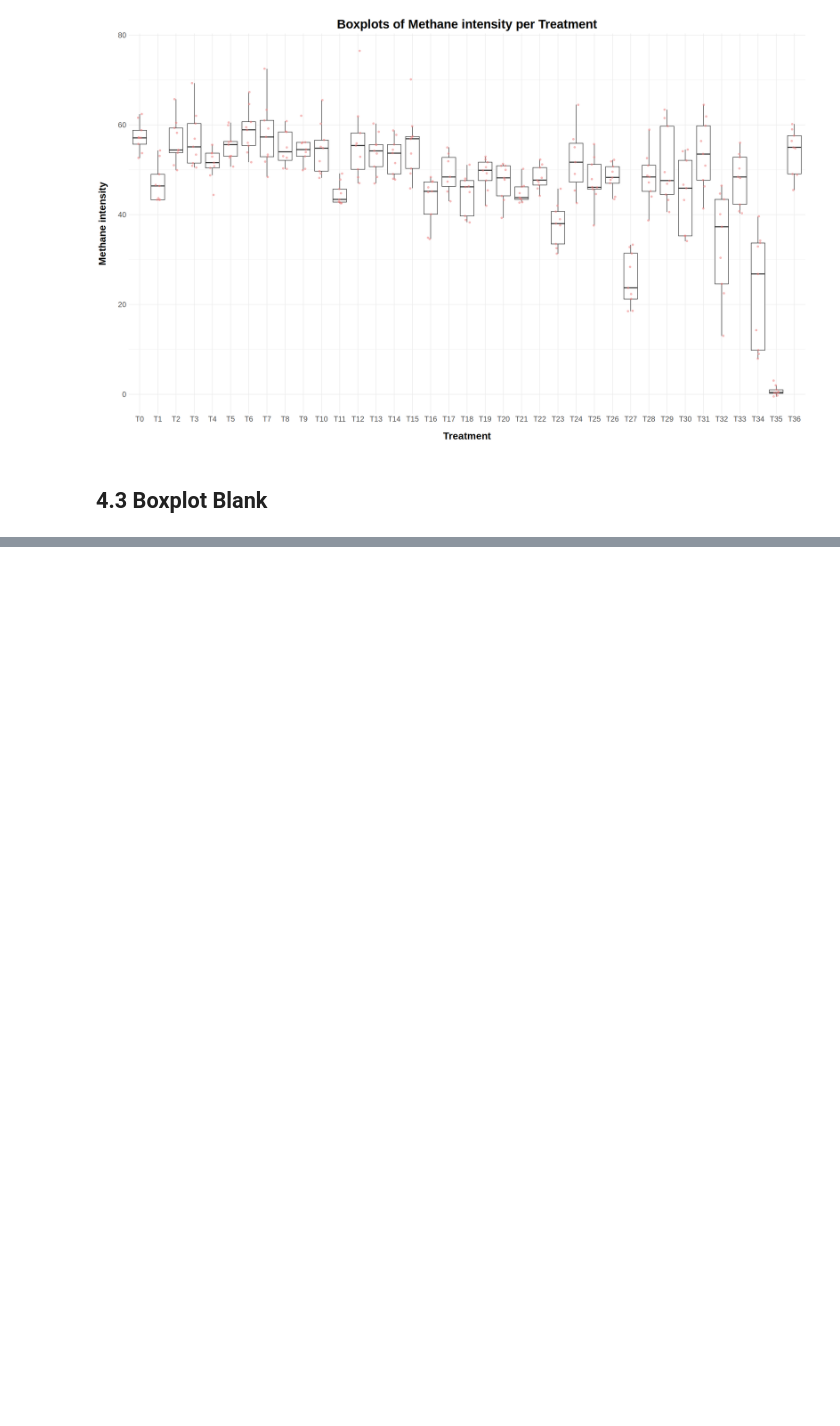
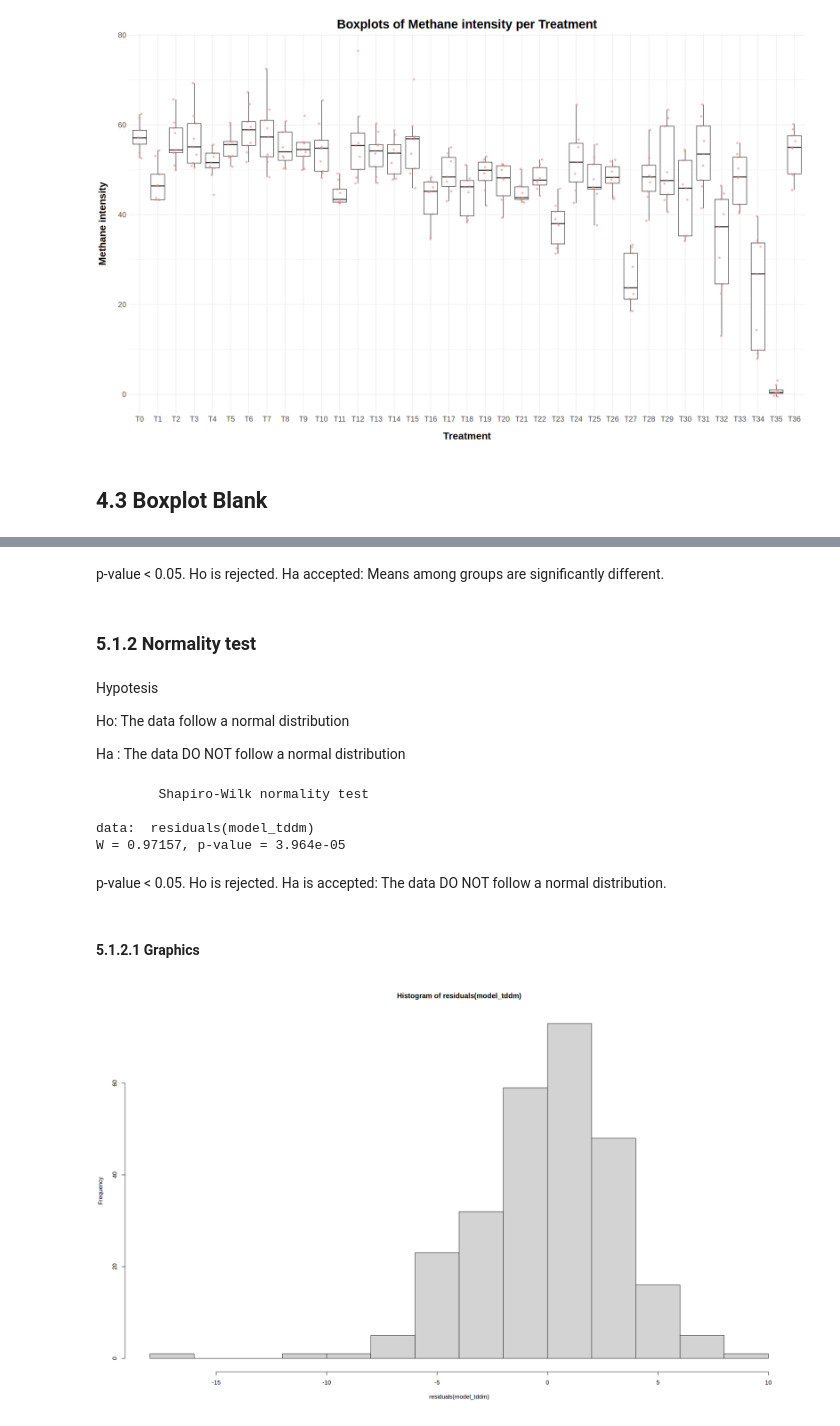
Before and after one commit to maurope/lmf, a Jupyter notebook: notebooks/2026/2026_09_11_R_bios_diets_anaylisis_for_alejandra.ipynb, the cells around one changed output, grey strips where cells are left out. Cells and saved outputs as stored; diff of their text form; code cells hidden in the pictures; blank space fills up the shorter version.

```diff
--- a/notebooks/2026/2026_09_11_R_bios_diets_anaylisis_for_alejandra.ipynb
+++ b/notebooks/2026/2026_09_11_R_bios_diets_anaylisis_for_alejandra.ipynb
@@ -150,0 +167,3 @@ Warning message:
+# %%
+model_tddm <- lm(TDDM_percentage ~ factor(Treatment), data = df2)
+anova(model_tddm)
@@ -150,0 +176,25 @@ Warning message:
+# %% [markdown]
+p-value < 0.05. Ho is rejected. Ha accepted: Means among groups are significantly different.
+# %% [markdown]
+### 5.1.2 Normality test
+# %% [markdown]
+Hypotesis
+
+Ho: The data follow a normal distribution
+
+Ha : The data DO NOT follow a normal distribution
+# %%
+shapiro.test(residuals(model_tddm))
+# %% [output]
+        Shapiro-Wilk normality test
+
+data:  residuals(model_tddm)
+W = 0.97157, p-value = 3.964e-05
+# %% [markdown]
+p-value < 0.05. Ho is rejected. Ha is accepted: The data DO NOT follow a normal distribution.
+# %% [markdown]
+#### 5.1.2.1 Graphics
+# %%
+hist(residuals(model_tddm))
+# %% [output]
+[figure, added]
```
Also changed, not shown: parts of 49 cells of this notebook, 1 other file.
